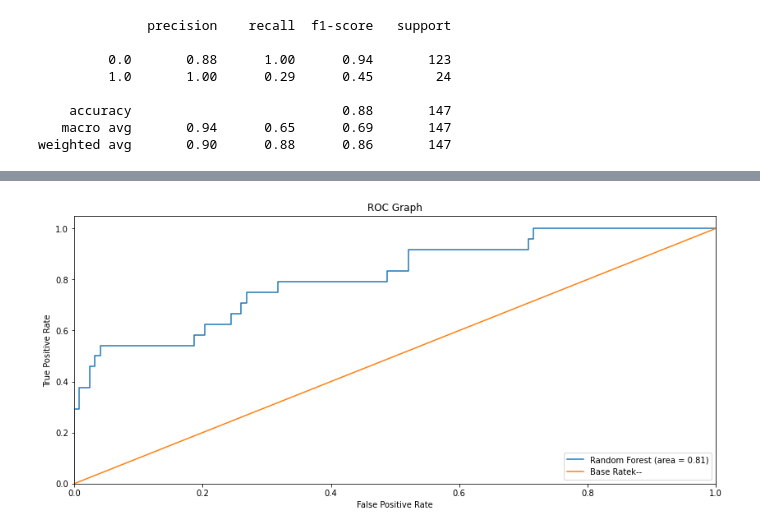
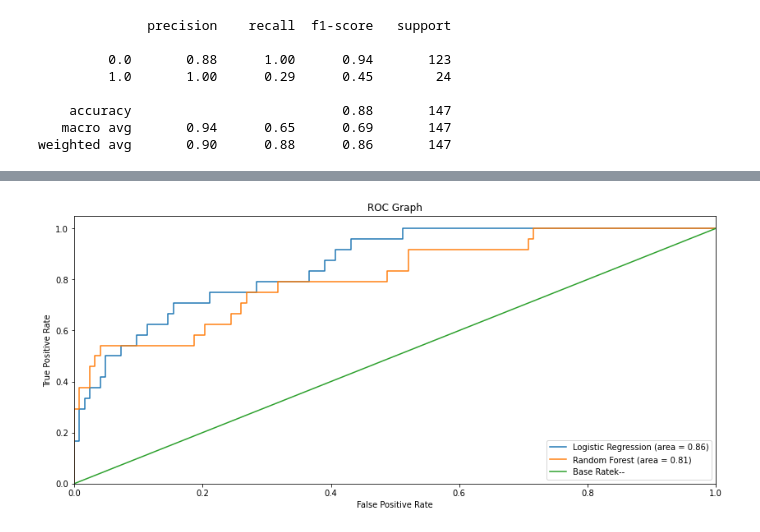
Before and after one commit to panuinth/churn-employee-prediction, a Jupyter notebook: predict-employee-churn.ipynb, the cells around one changed output, grey strips where cells are left out. Cells and saved outputs as stored; diff of their text form; code cells hidden in the pictures.

Commit message:
Added logistic regression model

```diff
--- a/predict-employee-churn.ipynb
+++ b/predict-employee-churn.ipynb
@@ -244,3 +244,10 @@ print('Accuracy of RandomForest Regression Classifier on test set: {:.2f}'.forma
 # %% [output]
 Accuracy of RandomForest Regression Classifier on test set: 88.44
 [figure]
+# %%
+# Finding AUC score
+rf_opt.fit(X_train, y_train) # fit optimised model to the training data
+probs = rf_opt.predict_proba(X_test) # predict probabilities
+probs = probs[:, 1] # we will only keep probabilities associated with the employee leaving
+rf_opt_roc_auc = roc_auc_score(y_test, probs) # calculate AUC score using test dataset
+print('AUC score: %.3f' % rf_opt_roc_auc)
@@ -257,3 +281,22 @@ print(classification_report(y_test, rf_opt.predict(X_test)))
     accuracy                           0.88       147
    macro avg       0.94      0.65      0.69       147
 weighted avg       0.90      0.88      0.86       147
+# %%
+param_grid = {'C': np.arange(1e-03, 2, 0.01)} # hyper-parameter list to fine-tune
+log_gs = GridSearchCV(LogisticRegression(solver='liblinear', # setting GridSearchCV
+                                         class_weight="balanced",
+                                         random_state=3),
+                                         return_train_score=True,
+                                         param_grid=param_grid,
+                                         scoring='roc_auc',
+                                         cv=10)
+
+log_grid = log_gs.fit(X_train, y_train)
+log_opt = log_grid.best_estimator_
+results = log_gs.cv_results_
+
+print('='*20)
+print("best params: " + str(log_gs.best_estimator_))
+print("best params: " + str(log_gs.best_params_))
+print('best score:', log_gs.best_score_)
+print('='*20)
@@ -260,8 +329,10 @@ weighted avg       0.90      0.88      0.86       147
 # %%
-# Finding AUC score
-rf_opt.fit(X_train, y_train) # fit optimised model to the training data
-probs = rf_opt.predict_proba(X_test) # predict probabilities
+# Classification report for the optimised Log Regression
+log_opt.fit(X_train, y_train)
+print(classification_report(y_test, log_opt.predict(X_test)))
+log_opt.fit(X_train, y_train) # fit optimised model to the training data
+probs = log_opt.predict_proba(X_test) # predict probabilities
 probs = probs[:, 1] # we will only keep probabilities associated with the employee leaving
-rf_opt_roc_auc = roc_auc_score(y_test, probs) # calculate AUC score using test dataset
-print('AUC score: %.3f' % rf_opt_roc_auc)
+logit_roc_auc = roc_auc_score(y_test, probs) # calculate AUC score using test dataset
+print('AUC score: %.3f' % logit_roc_auc)
 # %% [output]
@@ -269,32 +349,32 @@ AUC score: 0.810
 # %%
 # Create ROC Graph
 
 # AUC - ROC curve is a performance measurement for classification problem at various thresholds settings.
 # ROC is a probability curve and
 # AUC represents degree or measure of separability.
 # It tells how much model is capable of distinguishing between classes.
 # The green line represents the ROC curve of a purely random classifier;
 # a good classifier stays as far away from that line as possible (toward the top-left corner).
 
 
 from sklearn.metrics import roc_curve
-# fpr, tpr, thresholds = roc_curve(y_test, log_opt.predict_proba(X_test)[:,1])
+fpr, tpr, thresholds = roc_curve(y_test, log_opt.predict_proba(X_test)[:,1])
 rf_fpr, rf_tpr, rf_thresholds = roc_curve(y_test, rf_opt.predict_proba(X_test)[:,1])
 plt.figure(figsize=(14, 6))
 
 # Plot Logistic Regression ROC
-# plt.plot(fpr, tpr, label='Logistic Regression (area = %0.2f)' % logit_roc_auc)
+plt.plot(fpr, tpr, label='Logistic Regression (area = %0.2f)' % logit_roc_auc)
 # Plot Random Forest ROC
 plt.plot(rf_fpr, rf_tpr, label='Random Forest (area = %0.2f)' % rf_opt_roc_auc)
 # Plot Base Rate ROC
 plt.plot([0,1], [0,1],label='Base Rate' 'k--')
 
 plt.xlim([0.0, 1.0])
 plt.ylim([0.0, 1.05])
 plt.xlabel('False Positive Rate')
 plt.ylabel('True Positive Rate')
 plt.title('ROC Graph')
 plt.legend(loc="lower right")
 plt.show()
 # %% [output]
-[figure, old version]
+[figure, new version]
```
Also changed, not shown: parts of 6 cells of this notebook.
